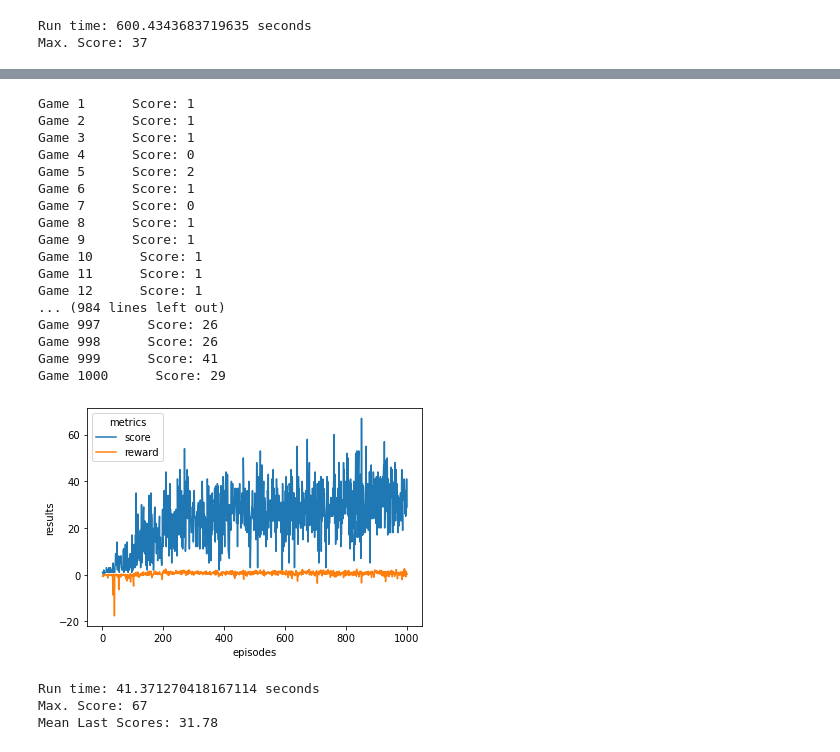
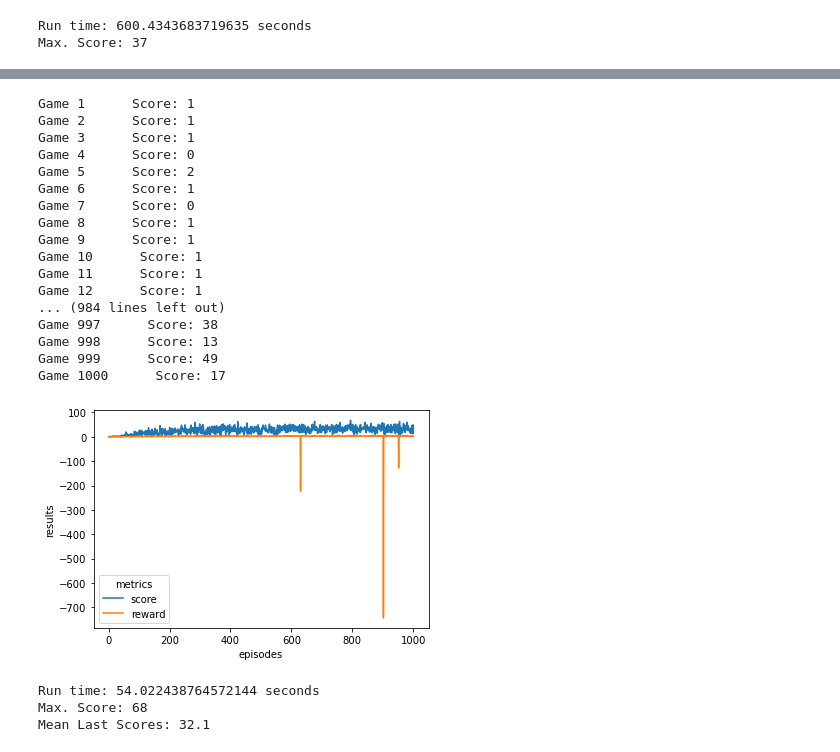
Before and after one commit to gabrielsantosrv/snake-ga, a Jupyter notebook: Q_learning.ipynb, the cells around one changed output, grey strips where cells are left out. Saved outputs shown, nothing was run; the diff lists cells and outputs as text; code cells hidden in the pictures.

Commit message:
q learning notebook

```diff
--- a/Q_learning.ipynb
+++ b/Q_learning.ipynb
@@ -736,40 +740,41 @@ Game 860      Score: 22
 # %%
 N0 = 0.5
 gamma = 0.98
+global non_improvement
 non_improvement = 0
 
 # define agent
 qLearningAgent = QLearningAgent(N0, gamma, NUM_STATES, NUM_ACTIONS, ACTION_SPACE)
 
 start = time.time()
-metrics = run_q_learning(qLearningAgent, reward_function=lambda env: reward_linear(env, penalty_rate=0.25),
-                         episodes=1000, speed=0, display=False)
+metrics = run_q_learning(qLearningAgent, reward_function=lambda env: reward_linear(env, penalty_rate=0.02),
+                             episodes=1000, speed=0, display=False, verbose=True)
 end = time.time()
 
 plot_metrics(metrics, filepath=None)
 
 print('Run time:', (end-start), 'seconds')
 print('Max. Score:', max(metrics['scores']))
 print('Mean Last Scores:', np.mean(metrics['scores'][-50:]))
 # %% [output]
 Game 1      Score: 1
 Game 2      Score: 1
 Game 3      Score: 1
 Game 4      Score: 0
 Game 5      Score: 2
 Game 6      Score: 1
 Game 7      Score: 0
 Game 8      Score: 1
 Game 9      Score: 1
 Game 10      Score: 1
 Game 11      Score: 1
 Game 12      Score: 1
 ... (984 lines left out)
-Game 997      Score: 26
-Game 998      Score: 26
-Game 999      Score: 41
-Game 1000      Score: 29
+Game 997      Score: 38
+Game 998      Score: 13
+Game 999      Score: 49
+Game 1000      Score: 17
-[figure, old version]
+[figure, new version]
-Run time: 41.371270418167114 seconds
-Max. Score: 67
-Mean Last Scores: 31.78
+Run time: 54.022438764572144 seconds
+Max. Score: 68
+Mean Last Scores: 32.1
```
Also changed, not shown: parts of 6 cells of this notebook.
